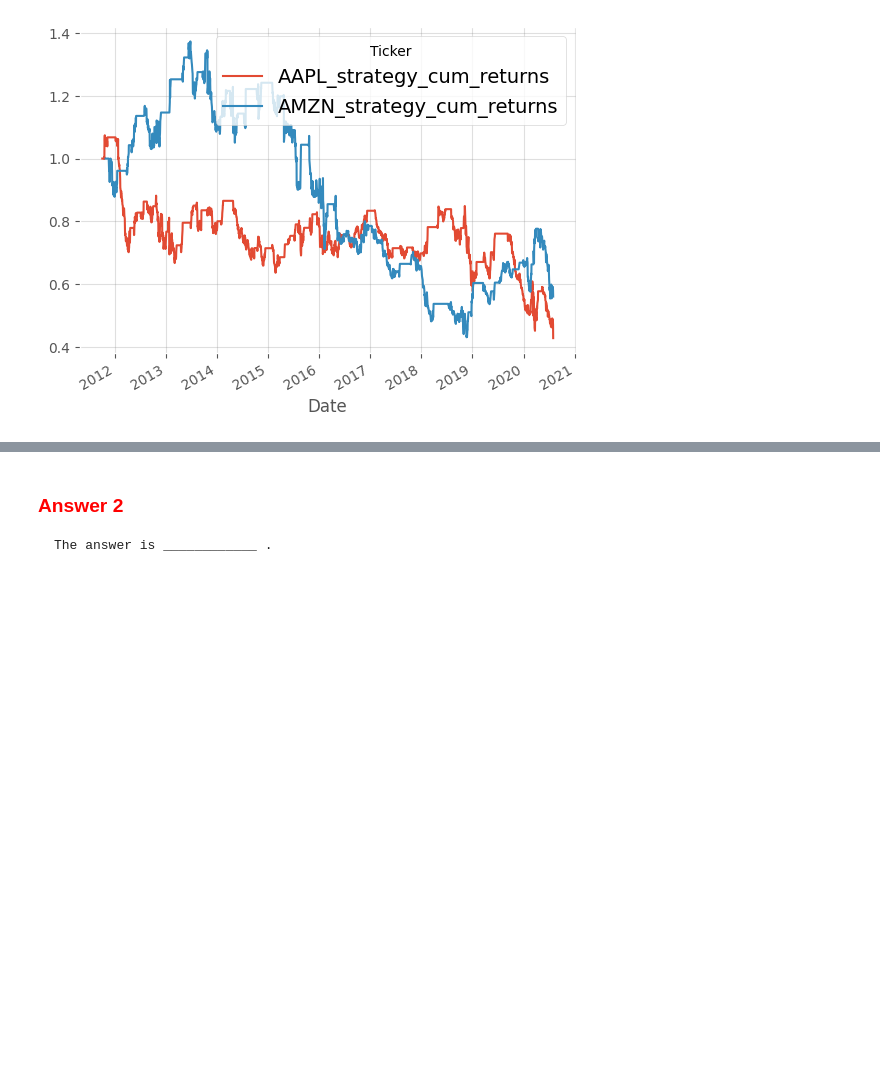
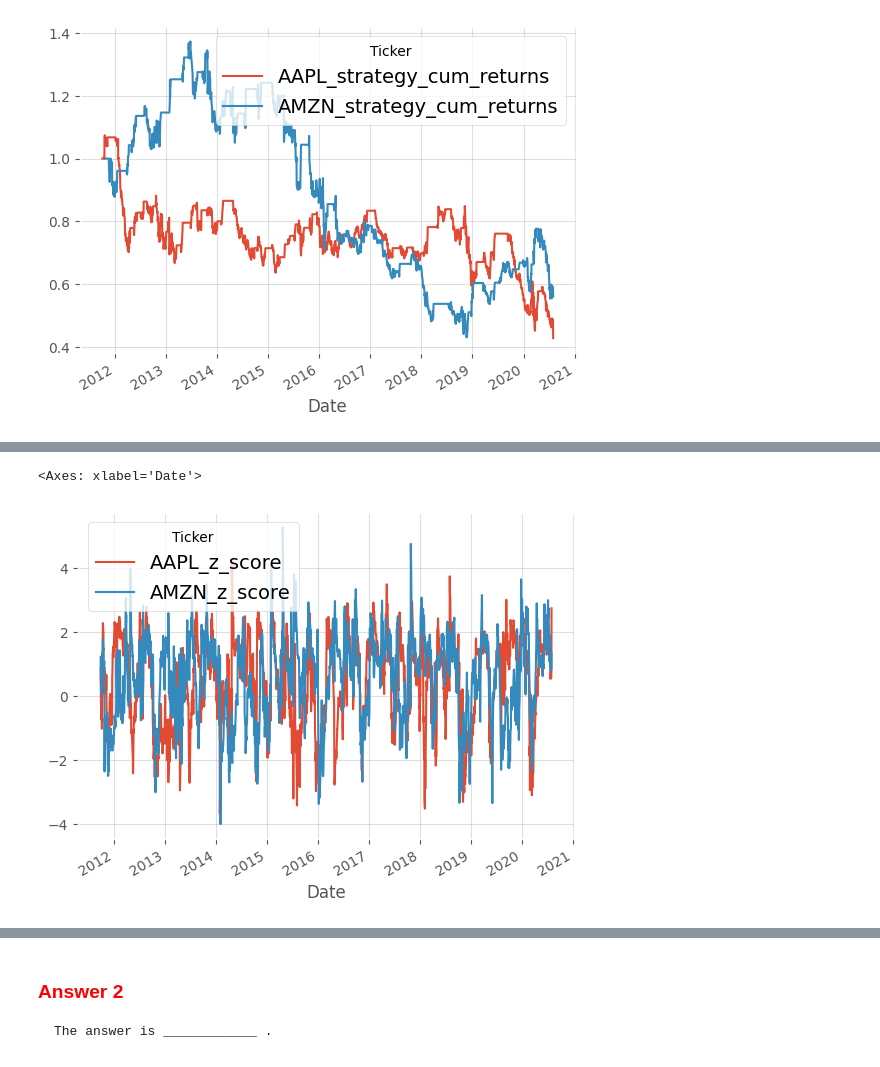
Before and after one commit to changjulian17/qf627, a Jupyter notebook: problem_set_6/QF627_Problem_Set_6.ipynb, the cells around one changed output, grey strips where cells are left out. Cells and saved outputs as stored; diff of their text form; code cells hidden in the pictures; blank space fills up the shorter version.

```diff
--- a/problem_set_6/QF627_Problem_Set_6.ipynb
+++ b/problem_set_6/QF627_Problem_Set_6.ipynb
@@ -290,3 +295,8 @@ df[[ticker + '_strategy_cum_returns' for ticker in tickers]].plot()
+# %%
+df[[ticker + '_z_score' for ticker in tickers]].plot()
+# %% [output]
+<Axes: xlabel='Date'>
+[figure, added]
 # %%
 ans = df[[ticker + '_strategy_returns' for ticker in tickers]].mean() / \
       df[[ticker + '_strategy_returns' for ticker in tickers]].std() * np.sqrt(252)
```
Also changed, not shown: parts of 15 cells of this notebook, 3 other files.
